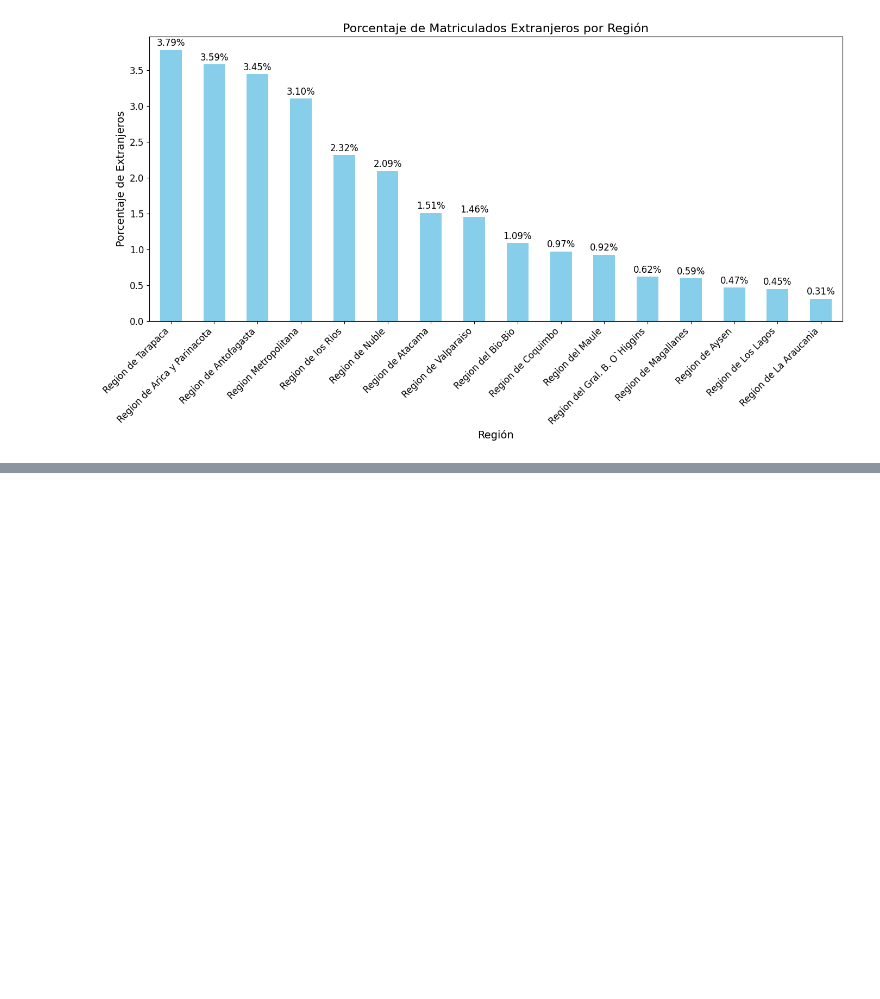
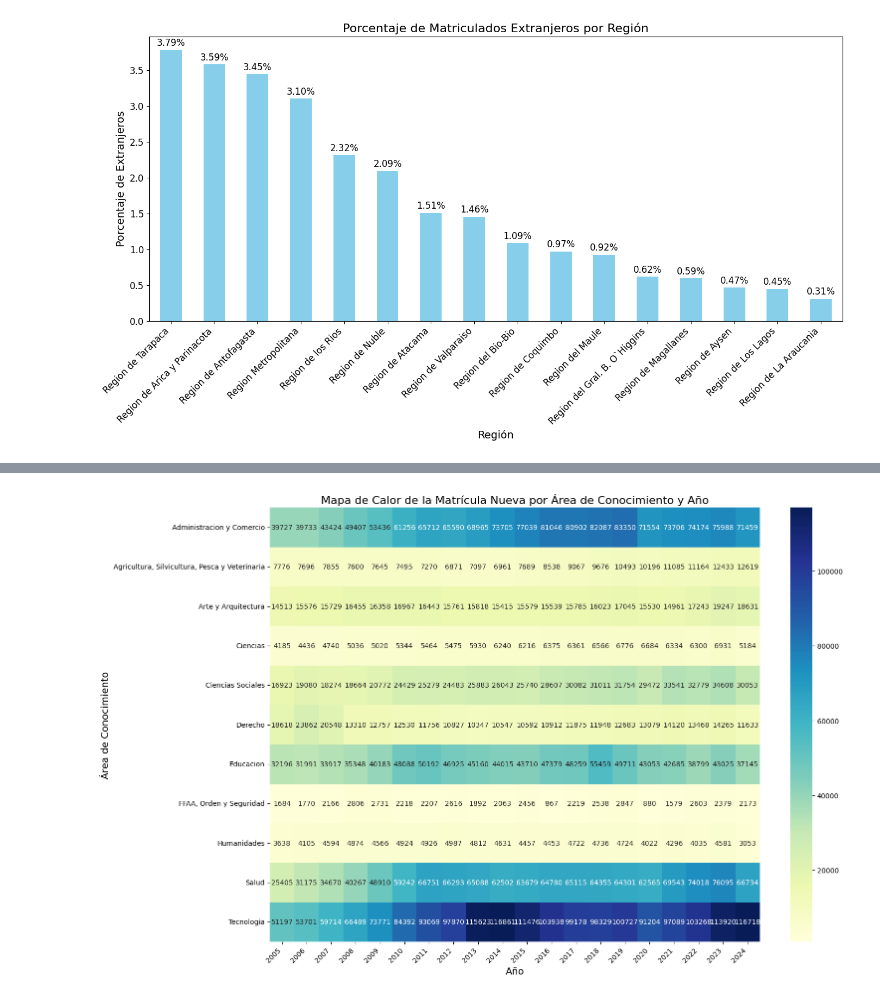
Before and after one commit to jcastilloc168/PythonUDD_ProyectoFinal, a Jupyter notebook: notebooks/03_Visualizacion.ipynb, the cells around one changed output, grey strips where cells are left out. Saved outputs shown, nothing was run; the diff lists cells and outputs as text; code cells hidden in the pictures; blank space fills up the shorter version.

Commit message:
Añadir visualizaciones de matricula por area de conocimiento

```diff
--- a/notebooks/03_Visualizacion.ipynb
+++ b/notebooks/03_Visualizacion.ipynb
@@ -265,0 +270,22 @@ plt.show()
+# %%
+import matplotlib.pyplot as plt
+import seaborn as sns
+
+# Agrupar los datos por año y área de conocimiento y sumar la matrícula de primer año
+matricula_nueva_area_anio = df_clean.groupby(['Anio', 'Area_Conocimiento'])['Matricula_Primer_Anio'].sum().unstack().fillna(0)
+
+# Crear el mapa de calor con los ejes intercambiados
+plt.figure(figsize=(16, 10))
+ax = sns.heatmap(matricula_nueva_area_anio.T, cmap='YlGnBu', annot=True, fmt='g')
+
+# Configurar título y etiquetas
+plt.title('Mapa de Calor de la Matrícula Nueva por Área de Conocimiento y Año', fontsize=16)
+plt.ylabel('Área de Conocimiento', fontsize=14)
+plt.xlabel('Año', fontsize=14)
+plt.xticks(rotation=45, ha='right', fontsize=10)  # Ajustar rotación y alineación de etiquetas del eje x
+plt.yticks(fontsize=10)  # Ajustar tamaño de fuente de etiquetas del eje y
+
+plt.tight_layout()
+plt.show()
+# %% [output]
+[figure, added]
```
Also changed, not shown: parts of 5 cells of this notebook.
